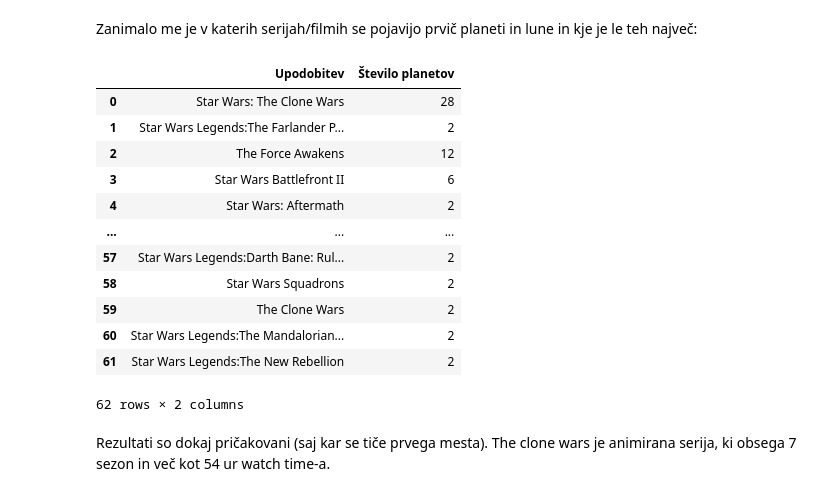
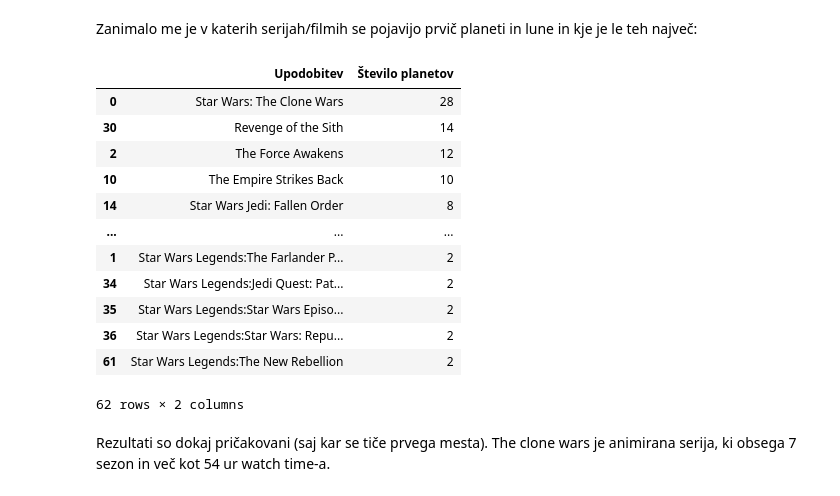
Before and after one commit to oskartezak/ProjektnaNaloga, a Jupyter notebook: Analiza1.ipynb, the cells around one changed output. Cells and saved outputs as stored; diff of their text form; code cells hidden in the pictures.

```diff
--- a/Analiza1.ipynb
+++ b/Analiza1.ipynb
@@ -121,20 +109,34 @@ tabela = pd.DataFrame(podatki_tabela)
-# %%
-# Izpis tabele
-tabela
-# %% [output]
-|  | Upodobitev | Število planetov |
-| 0 | Star Wars: The Clone Wars | 28 |
-| 1 | Star Wars Legends:The Farlander P... | 2 |
-| 2 | The Force Awakens | 12 |
-| 3 | Star Wars Battlefront II | 6 |
-| 4 | Star Wars: Aftermath | 2 |
-| ... | ... | ... |
-| 57 | Star Wars Legends:Darth Bane: Rul... | 2 |
-| 58 | Star Wars Squadrons | 2 |
-| 59 | The Clone Wars | 2 |
-| 60 | Star Wars Legends:The Mandalorian... | 2 |
-| 61 | Star Wars Legends:The New Rebellion | 2 |
-62 rows × 2 columns
+# %%
+# število upodobitev v tabeli planeti1
+upodobitve_planet1 = najpogostejsa_upodobitev(planeti1)
+
+# Podatki za tabelo
+podatki_tabela = {
+    'Upodobitev': list(upodobitve_planet1.keys()),
+    'Število planetov': list(upodobitve_planet1.values())
+}
+
+# Ustvarimo tabelo iz podatkov
+tabela = pd.DataFrame(podatki_tabela)
+
+tabela = tabela.sort_values(by='Število planetov', ascending=False)
+
+# Izpis tabele
+tabela
+# %% [output]
+|  | Upodobitev | Število planetov |
+| 0 | Star Wars: The Clone Wars | 28 |
+| 30 | Revenge of the Sith | 14 |
+| 2 | The Force Awakens | 12 |
+| 10 | The Empire Strikes Back | 10 |
+| 14 | Star Wars Jedi: Fallen Order | 8 |
+| ... | ... | ... |
+| 1 | Star Wars Legends:The Farlander P... | 2 |
+| 34 | Star Wars Legends:Jedi Quest: Pat... | 2 |
+| 35 | Star Wars Legends:Star Wars Episo... | 2 |
+| 36 | Star Wars Legends:Star Wars: Repu... | 2 |
+| 61 | Star Wars Legends:The New Rebellion | 2 |
+62 rows × 2 columns
 # %% [markdown]
 Rezultati so dokaj pričakovani (saj kar se tiče prvega mesta). The clone wars je animirana serija, ki obsega 7 sezon in več kot 54 ur watch time-a.
 # %% [markdown]
```
Also changed, not shown: parts of 1 cell of this notebook, 1 other file.
